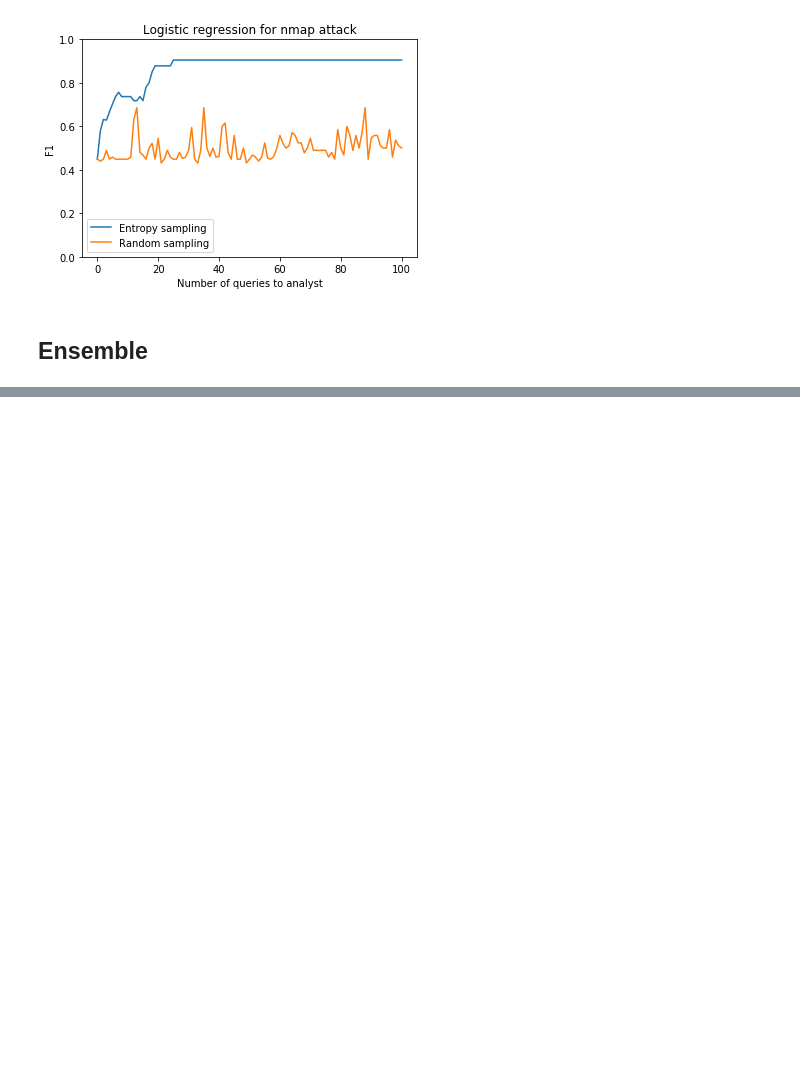
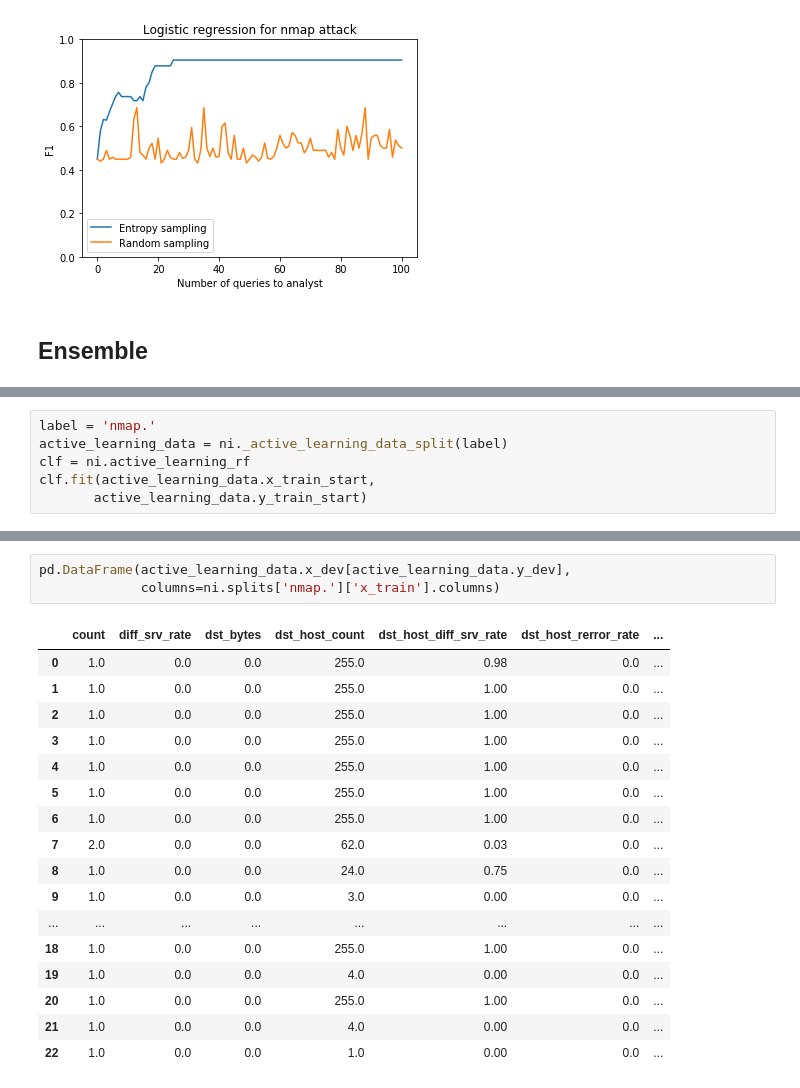
Before and after one commit to amirziai/cs221-ai-project, a Jupyter notebook: final.ipynb, the cells around one changed output, grey strips where cells are left out. Saved outputs shown, nothing was run; the diff lists cells and outputs as text; blank space fills up the shorter version.

Commit message:
active learning artifacts

```diff
--- a/final.ipynb
+++ b/final.ipynb
@@ -281,0 +213,6 @@ TypeError: fit() got an unexpected keyword argument 'contamination'
+# %%
+label = 'nmap.'
+active_learning_data = ni._active_learning_data_split(label)
+clf = ni.active_learning_rf
+clf.fit(active_learning_data.x_train_start,
+       active_learning_data.y_train_start)
@@ -281,0 +270,21 @@ TypeError: fit() got an unexpected keyword argument 'contamination'
+# %%
+pd.DataFrame(active_learning_data.x_dev[active_learning_data.y_dev],
+             columns=ni.splits['nmap.']['x_train'].columns)
+# %% [output]
+|  | count | diff_srv_rate | dst_bytes | dst_host_count | dst_host_diff_srv_rate | dst_host_rerror_rate | ... |
+| 0 | 1.0 | 0.0 | 0.0 | 255.0 | 0.98 | 0.0 | ... |
+| 1 | 1.0 | 0.0 | 0.0 | 255.0 | 1.00 | 0.0 | ... |
+| 2 | 1.0 | 0.0 | 0.0 | 255.0 | 1.00 | 0.0 | ... |
+| 3 | 1.0 | 0.0 | 0.0 | 255.0 | 1.00 | 0.0 | ... |
+| 4 | 1.0 | 0.0 | 0.0 | 255.0 | 1.00 | 0.0 | ... |
+| 5 | 1.0 | 0.0 | 0.0 | 255.0 | 1.00 | 0.0 | ... |
+| 6 | 1.0 | 0.0 | 0.0 | 255.0 | 1.00 | 0.0 | ... |
+| 7 | 2.0 | 0.0 | 0.0 | 62.0 | 0.03 | 0.0 | ... |
+| 8 | 1.0 | 0.0 | 0.0 | 24.0 | 0.75 | 0.0 | ... |
+| 9 | 1.0 | 0.0 | 0.0 | 3.0 | 0.00 | 0.0 | ... |
+| ... | ... | ... | ... | ... | ... | ... | ... |
+| 18 | 1.0 | 0.0 | 0.0 | 255.0 | 1.00 | 0.0 | ... |
+| 19 | 1.0 | 0.0 | 0.0 | 4.0 | 0.00 | 0.0 | ... |
+| 20 | 1.0 | 0.0 | 0.0 | 255.0 | 1.00 | 0.0 | ... |
+| 21 | 1.0 | 0.0 | 0.0 | 4.0 | 0.00 | 0.0 | ... |
+| 22 | 1.0 | 0.0 | 0.0 | 1.0 | 0.00 | 0.0 | ... |
```
Also changed, not shown: parts of 17 cells of this notebook, 20 other files.
